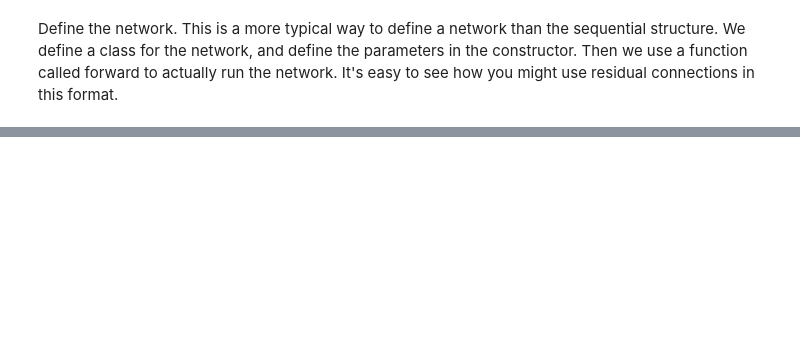
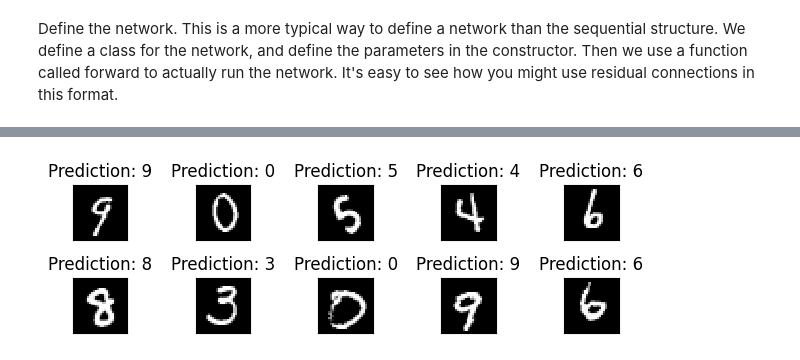
Before and after one commit to ekoome/convolutions, a Jupyter notebook: Notebooks/Chap10/10_5_Convolution_For_MNIST.ipynb, the cells around one changed output, grey strips where cells are left out. Cells and saved outputs as stored; diff of their text form; code cells hidden in the pictures; blank space fills up the shorter version.

```diff
--- a/Notebooks/Chap10/10_5_Convolution_For_MNIST.ipynb
+++ b/Notebooks/Chap10/10_5_Convolution_For_MNIST.ipynb
@@ -93,24 +93,28 @@ from os import X_OK
 class Net(nn.Module):
     def __init__(self):
         super(Net, self).__init__()
-        # Valid convolution, 10 channel in, 20 channels out, stride 1, kernel size = 5
-        self.conv1 = nn.Conv2d(10, 20, kernel_size=5)
-        # Max pooling 2 x 2
-        self.m1= nn.MaxPool2d(2)
-
+        # Valid convolution, 1 channel in, 10 channels out, stride 1, kernel size = 5
+        self.conv1 = nn.Conv2d(1, 10, kernel_size=5)
+        self.conv2 = nn.Conv2d(10, 20, kernel_size=5)
         # Dropout for convolutions
         self.drop = nn.Dropout2d()
         # Fully connected layer
-        self.fc1 = nn.Linear(338, 10)
+        self.fc1 = nn.Linear(320, 50)
+        self.fc2 = nn.Linear(50, 10)
 
     def forward(self, x):
         x = self.conv1(x)
+        x = F.max_pool2d(x,2)
+        x = F.relu(x)
+        x = self.conv2(x)
         x = self.drop(x)
         x = F.max_pool2d(x,2)
         x = F.relu(x)
         x = x.flatten(1)
         x = self.fc1(x)
-        x = F.log_softmax(x)
+        x = F.relu(x)
+        x = self.fc2(x)
+        x = F.log_softmax(x, dim=1)
         return x
 # %%
 # He initialization of weights
@@ -171,14 +193,15 @@ for epoch in range(1, n_epochs + 1):
 # %%
-# Run network on data we got before and show predictions
-output = model(example_data)
+output = model(example_data.to(device))
 
 fig = plt.figure()
 for i in range(10):
   plt.subplot(5,5,i+1)
   plt.tight_layout()
   plt.imshow(example_data[i][0], cmap='gray', interpolation='none')
   plt.title("Prediction: {}".format(
     output.data.max(1, keepdim=True)[1][i].item()))
   plt.xticks([])
   plt.yticks([])
 plt.show()
+# %% [output]
+[figure, added]
```
Also changed, not shown: parts of 2 cells of this notebook.
